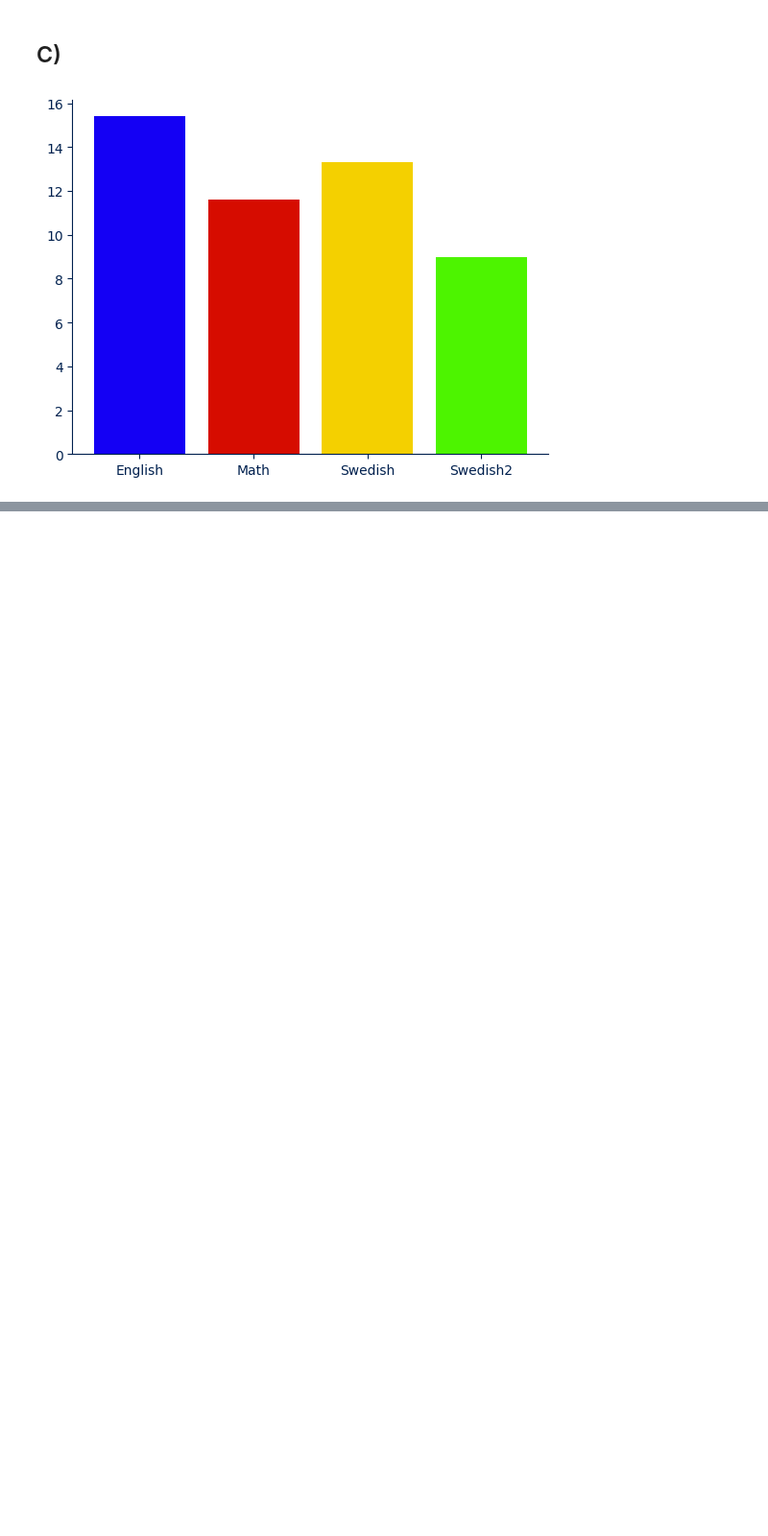
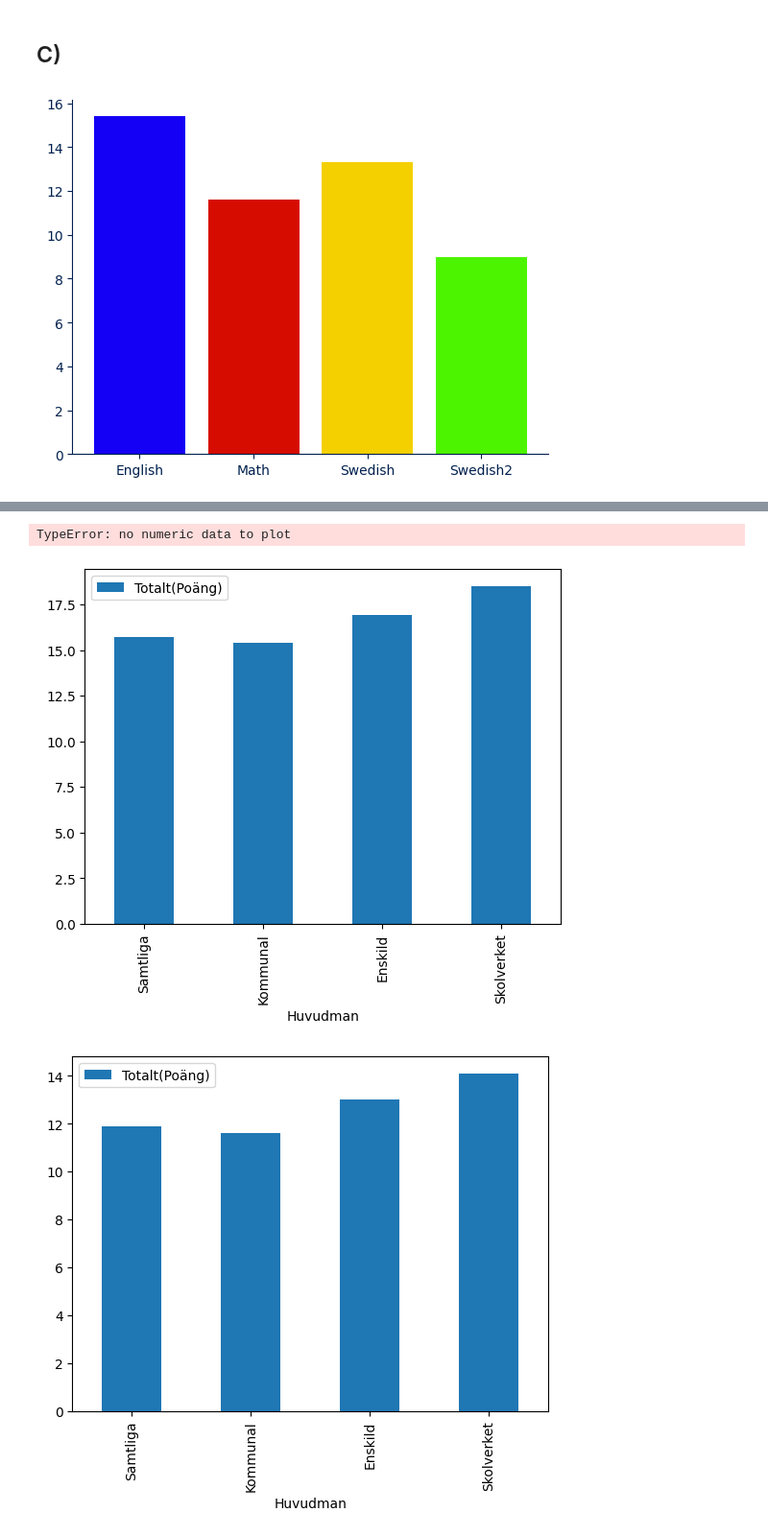
Before and after one commit to MiltonOberg/Python-Milton--sterberg-OPA23, a Jupyter notebook: Laboration2/Labb2.ipynb, the cells around one changed output, grey strips where cells are left out. Shown at 96% size. Drawn from its saved outputs; the diff is of its cells as text; code cells hidden in the pictures; blank space fills up the shorter version.

```diff
--- a/Laboration2/Labb2.ipynb
+++ b/Laboration2/Labb2.ipynb
@@ -121,0 +131,9 @@ ax.tick_params(colors= colors["BLUE2"])
+# %%
+ax_huvudman_english= df_country_english.plot(kind= "bar", x= "Huvudman", y= "Totalt(Poäng)")
+ax_huvudman_math= df_country_math.plot(kind= "bar", x= "Huvudman", y= "Totalt(Poäng)")
+ax_huvudman_swedish= df_country_swedish.plot(kind= "bar", x= "Huvudman", y= "Totalt(Poäng)")
+ax_huvudman_swedish2= df_country_swedish2.plot(kind= "bar", x= "Huvudman", y= "Totalt(Poäng)")     #vad vill chun ha för lösning på ".." vilken metod
+# %% [output]
+TypeError: no numeric data to plot
+[figure, added]
+[figure, added]
```
Also changed, not shown: parts of 6 cells of this notebook.
